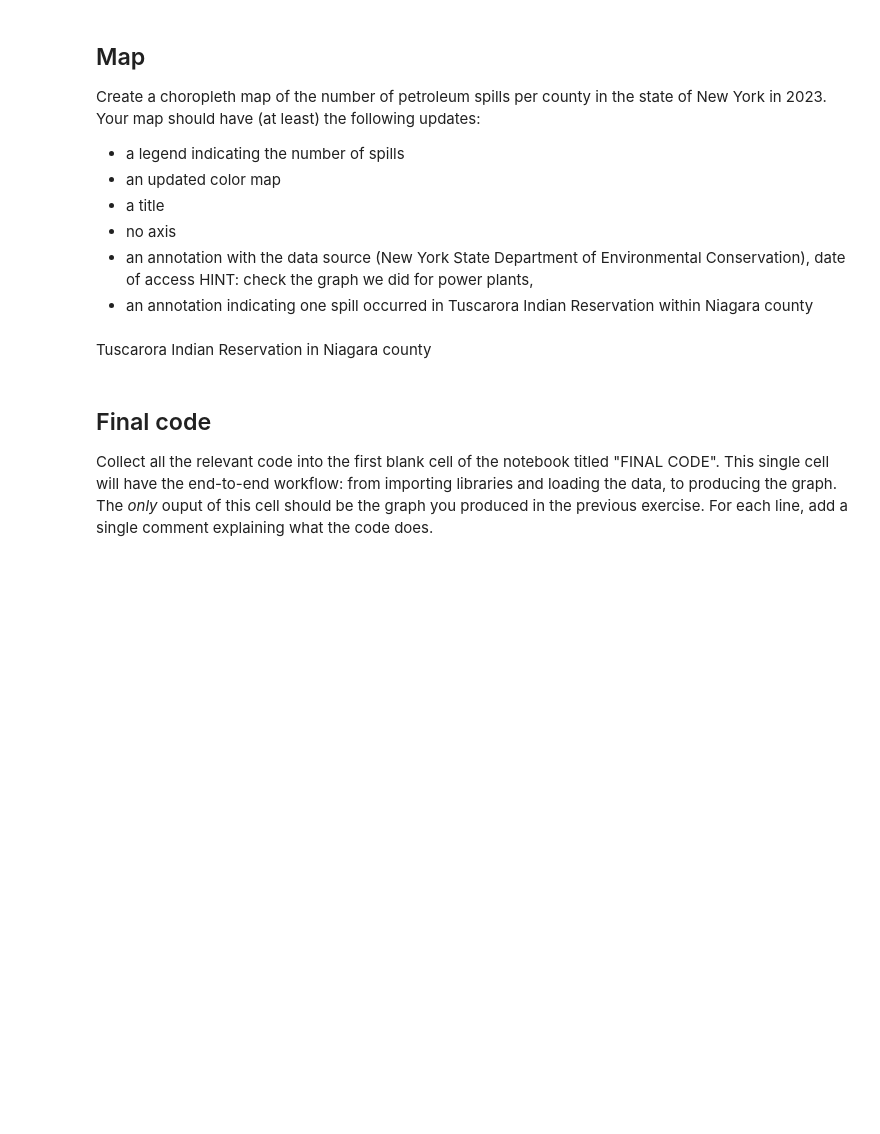
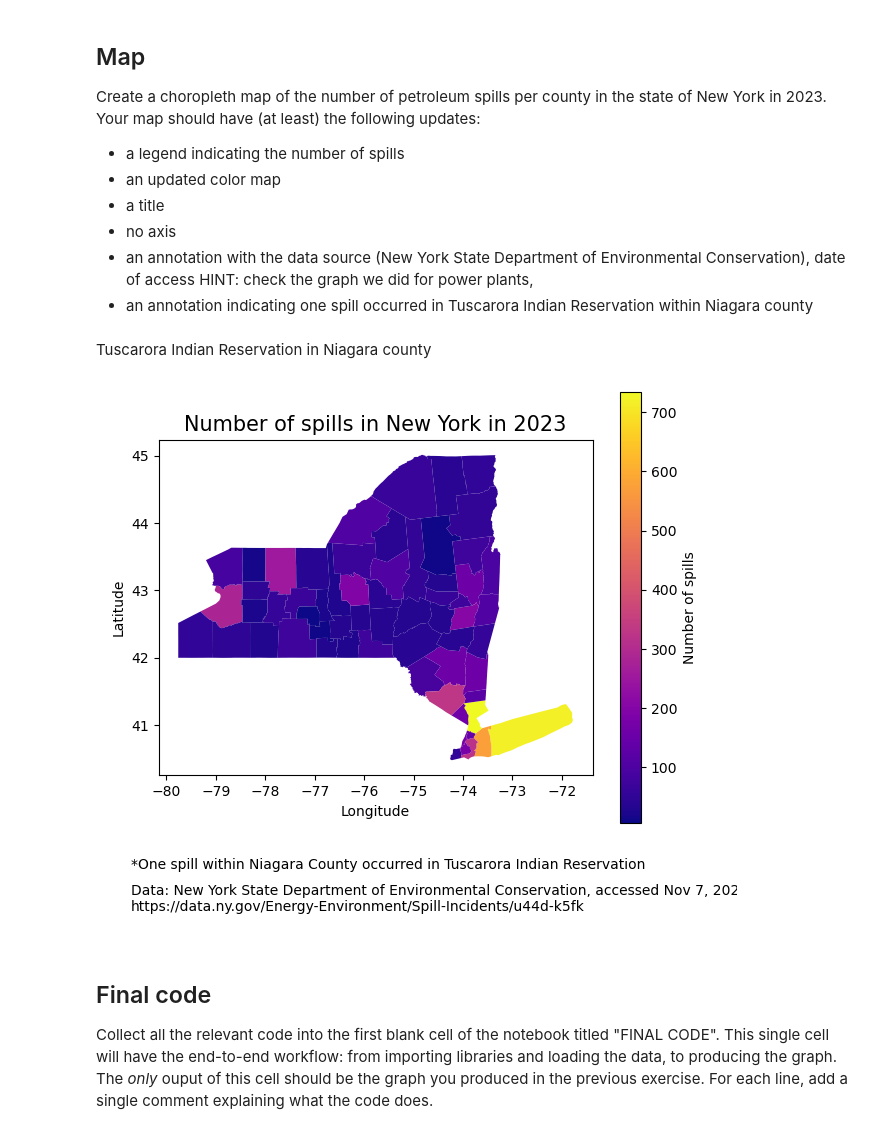
Before and after one commit to h-hahn/eds220-hwk-3, a Jupyter notebook: hwk3-task1-spills.ipynb, the cells around one changed output. Cells and saved outputs as stored; diff of their text form; code cells hidden in the pictures; blank space fills up the shorter version.

```diff
--- a/hwk3-task1-spills.ipynb
+++ b/hwk3-task1-spills.ipynb
@@ -422,8 +509,8 @@ From our previous exploration we know that Tuscarora Indian Reservation will not
 ny_counties = ny_counties.rename(columns={'name': 'county'})
 # %%
 # 2. merge spills_per_county and ny_counties
-ny_counties = pd.merge(spills_per_county,
-                      ny_counties,
+ny_counties = pd.merge(ny_counties,
+                       spills_per_county,
                       how = 'inner',
                       on = 'county')
 # %%
@@ -458,3 +543,34 @@ Tuscarora Indian Reservation in Niagara county
+# %%
+# create a new figure and axis
+fig, ax = plt.subplots(figsize = (7,7))
+
+# add new york map
+ny_counties.plot(ax = ax,
+                column = 'n_spills',
+                legend = True,
+                cmap = 'plasma',
+                legend_kwds={'shrink':0.8, 'label': 'Number of spills'})
+
+# add citation annotation
+ax.annotate("Data: New York State Department of Environmental Conservation, accessed Nov 7, 2023 \nhttps://data.ny.gov/Energy-Environment/Spill-Incidents/u44d-k5fk",
+            xy=(0.05, 0.04), # position
+            xycoords='figure fraction',
+            fontsize=10)
+
+# add annotation about tuscarora indian reservation
+ax.annotate("*One spill within Niagara County occurred in Tuscarora Indian Reservation",
+            xy=(0.05, 0.1), # position
+            xycoords='figure fraction',
+            fontsize=10)
+
+# add title
+ax.set_title('Number of spills in New York in 2023', fontsize = 15)
+ax.set_xlabel('Longitude')
+ax.set_ylabel('Latitude')
+
+plt.show()
+# %% [output]
+[figure, added]
 # %% [markdown]
 ## Final code
 
```
Also changed, not shown: parts of 6 cells of this notebook.
